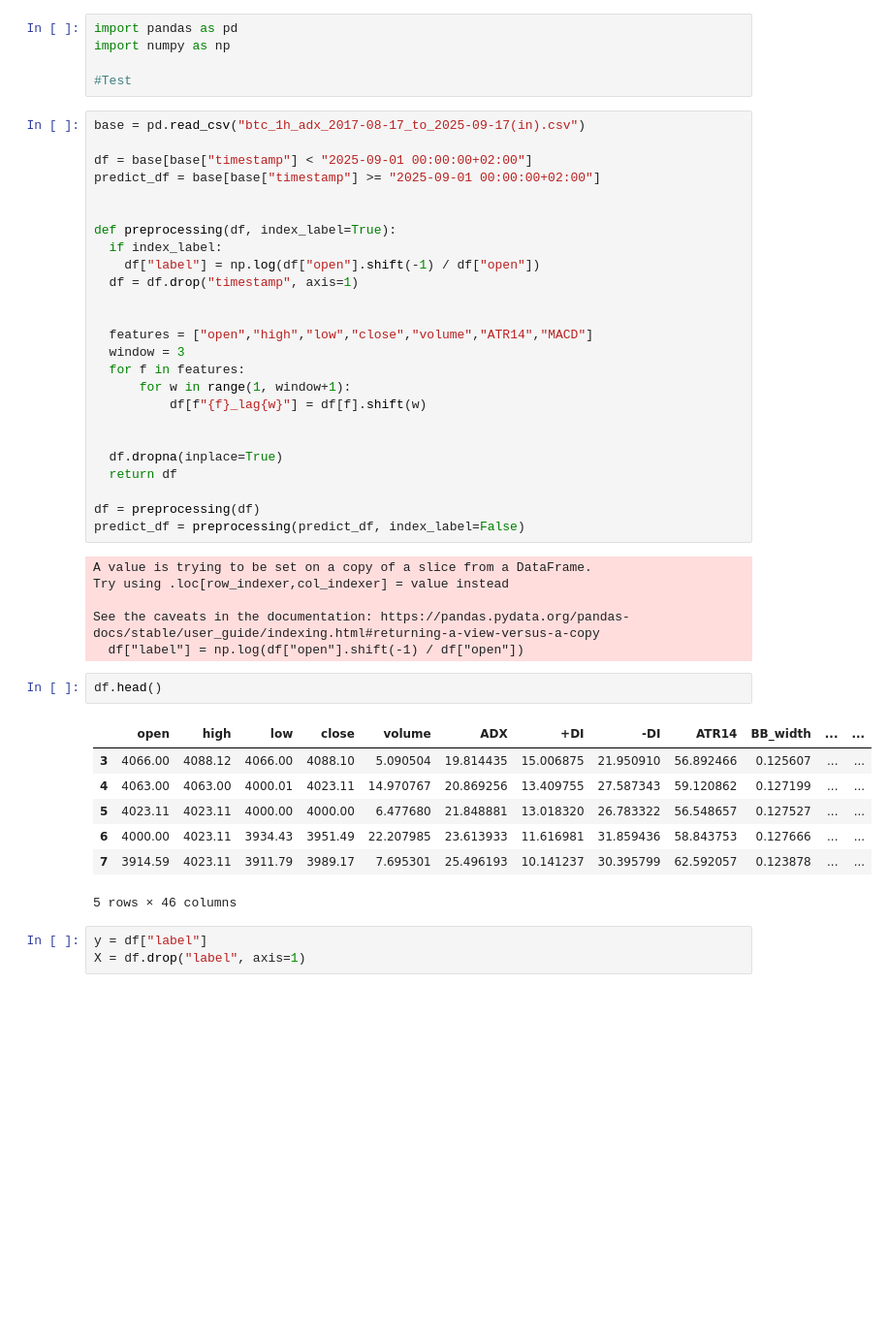
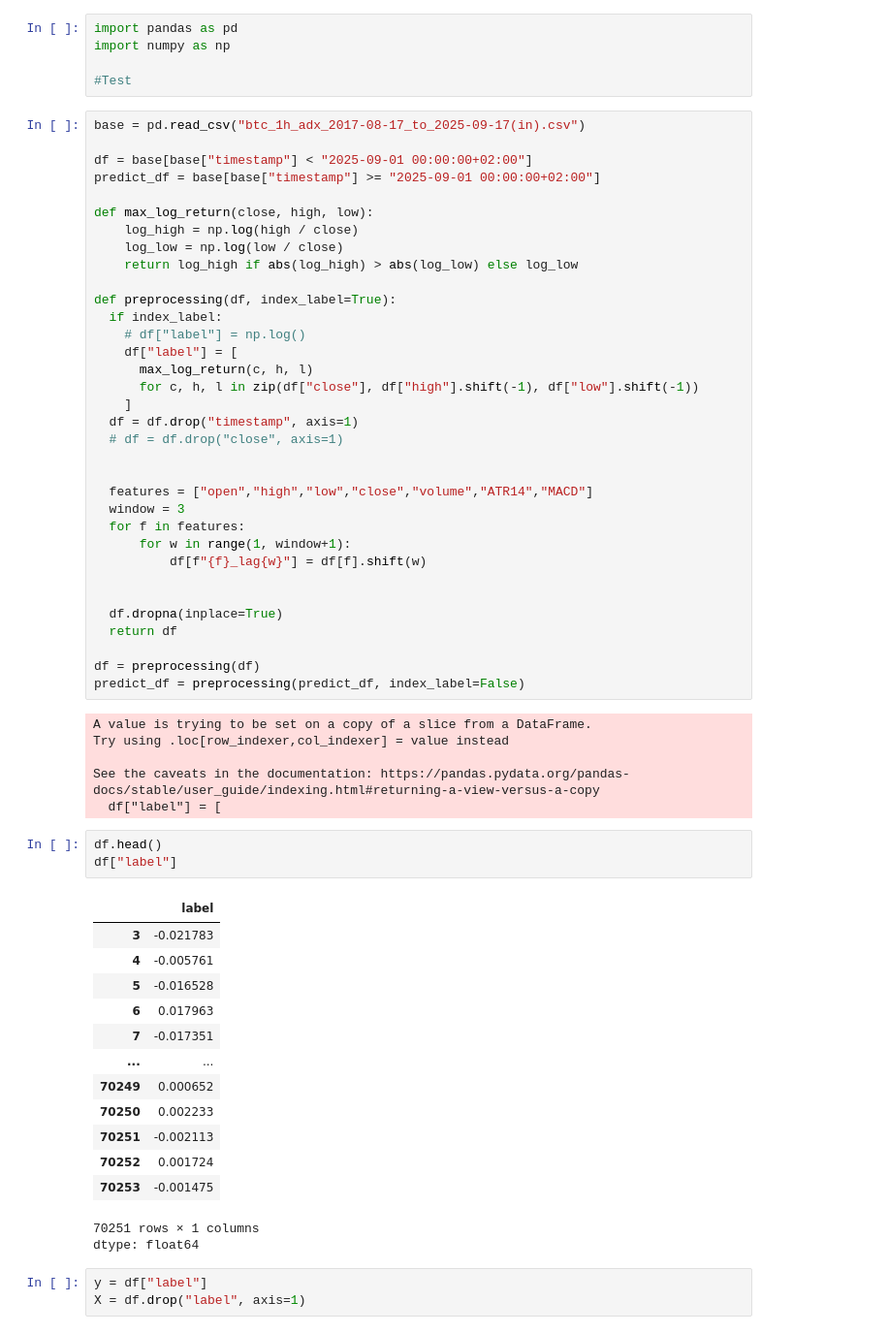
Before and after one commit to Nocimaa/Binance_Bot, a Jupyter notebook: code.ipynb, the cells around one changed output. Shown at 97% size. Drawn from its saved outputs; the diff is of its cells as text; blank space fills up the shorter version.

```diff
--- a/code.ipynb
+++ b/code.ipynb
@@ -24,11 +24,20 @@ base = pd.read_csv("btc_1h_adx_2017-08-17_to_2025-09-17(in).csv")
 df = base[base["timestamp"] < "2025-09-01 00:00:00+02:00"]
 predict_df = base[base["timestamp"] >= "2025-09-01 00:00:00+02:00"]
 
+def max_log_return(close, high, low):
+    log_high = np.log(high / close)
+    log_low = np.log(low / close)
+    return log_high if abs(log_high) > abs(log_low) else log_low
 
 def preprocessing(df, index_label=True):
   if index_label:
-    df["label"] = np.log(df["open"].shift(-1) / df["open"])
+    # df["label"] = np.log()
+    df["label"] = [
+      max_log_return(c, h, l)
+      for c, h, l in zip(df["close"], df["high"].shift(-1), df["low"].shift(-1))
+    ]
   df = df.drop("timestamp", axis=1)
+  # df = df.drop("close", axis=1)
 
 
   features = ["open","high","low","close","volume","ATR14","MACD"]
@@ -48,17 +57,25 @@ A value is trying to be set on a copy of a slice from a DataFrame.
 Try using .loc[row_indexer,col_indexer] = value instead
 
 See the caveats in the documentation: https://pandas.pydata.org/pandas-docs/stable/user_guide/indexing.html#returning-a-view-versus-a-copy
-  df["label"] = np.log(df["open"].shift(-1) / df["open"])
+  df["label"] = [
 # %%
 df.head()
+df["label"]
 # %% [output]
-|  | open | high | low | close | volume | ADX | +DI | -DI | ATR14 | BB_width | ... | ... |
-| 3 | 4066.00 | 4088.12 | 4066.00 | 4088.10 | 5.090504 | 19.814435 | 15.006875 | 21.950910 | 56.892466 | 0.125607 | ... | ... |
-| 4 | 4063.00 | 4063.00 | 4000.01 | 4023.11 | 14.970767 | 20.869256 | 13.409755 | 27.587343 | 59.120862 | 0.127199 | ... | ... |
-| 5 | 4023.11 | 4023.11 | 4000.00 | 4000.00 | 6.477680 | 21.848881 | 13.018320 | 26.783322 | 56.548657 | 0.127527 | ... | ... |
-| 6 | 4000.00 | 4023.11 | 3934.43 | 3951.49 | 22.207985 | 23.613933 | 11.616981 | 31.859436 | 58.843753 | 0.127666 | ... | ... |
-| 7 | 3914.59 | 4023.11 | 3911.79 | 3989.17 | 7.695301 | 25.496193 | 10.141237 | 30.395799 | 62.592057 | 0.123878 | ... | ... |
+|  | label |
+| 3 | -0.021783 |
+| 4 | -0.005761 |
+| 5 | -0.016528 |
+| 6 | 0.017963 |
+| 7 | -0.017351 |
+| ... | ... |
+| 70249 | 0.000652 |
+| 70250 | 0.002233 |
+| 70251 | -0.002113 |
+| 70252 | 0.001724 |
+| 70253 | -0.001475 |
-5 rows × 46 columns
+70251 rows × 1 columns
+dtype: float64
 # %%
 y = df["label"]
 X = df.drop("label", axis=1)
```
Also changed, not shown: parts of 17 cells of this notebook.
